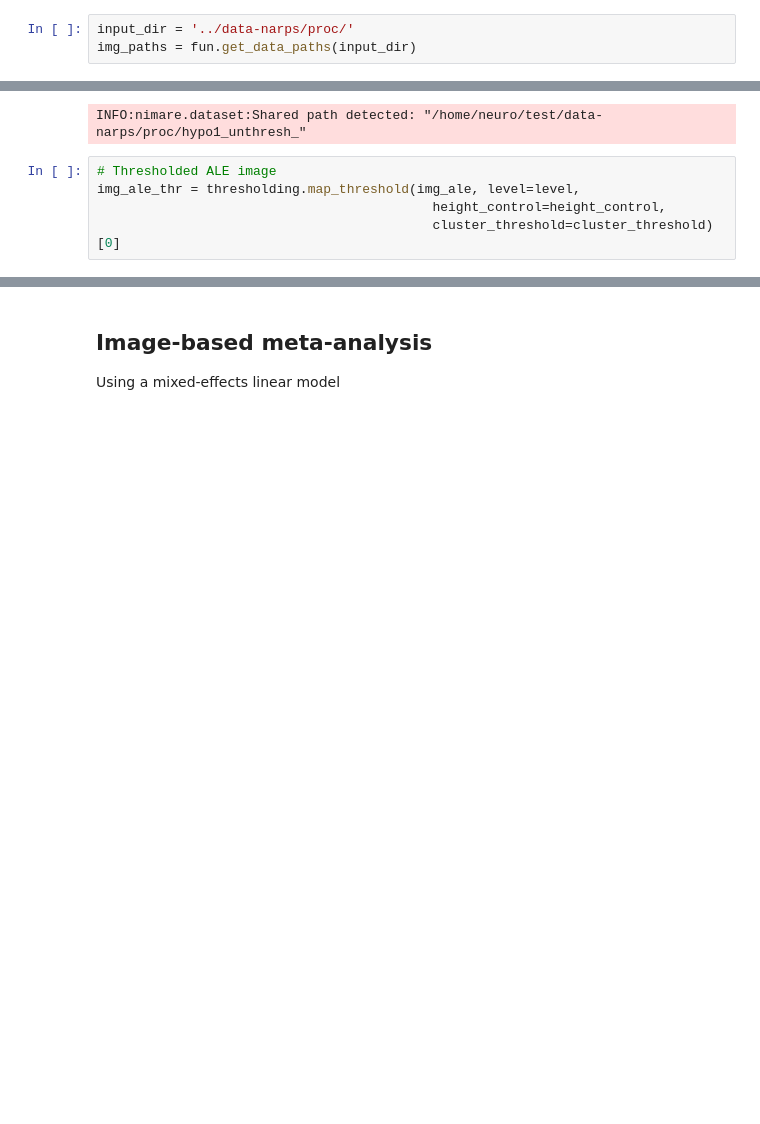
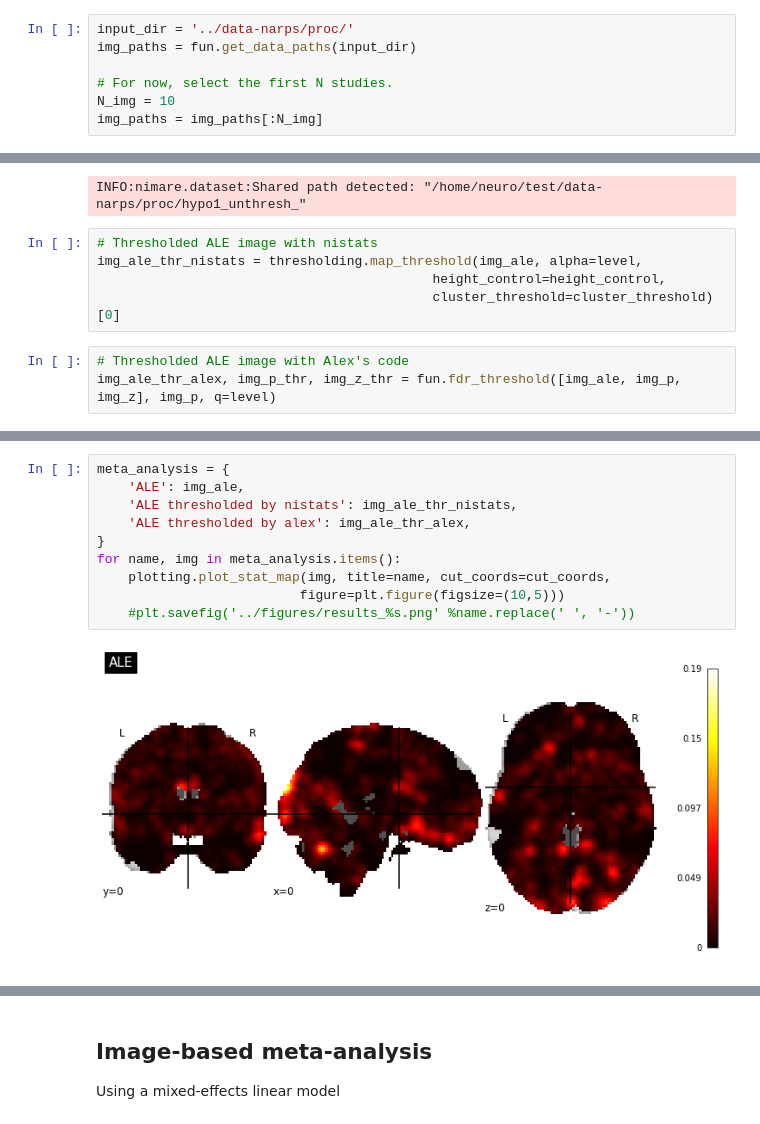
Before and after one commit to koudyk/narps_meta, a Jupyter notebook: analyses/1_Meta-analysis.ipynb, the cells around one changed output, grey strips where cells are left out. Cells and saved outputs as stored; diff of their text form; blank space fills up the shorter version.

Commit message:
trying to figure out FDR diferences between nimare and nistats

```diff
--- a/analyses/1_Meta-analysis.ipynb
+++ b/analyses/1_Meta-analysis.ipynb
@@ -32,3 +33,7 @@ Get the paths for the unthresholded image for each analysis team, for the given
 # %%
 input_dir = '../data-narps/proc/'
 img_paths = fun.get_data_paths(input_dir)
+
+# For now, select the first N studies.
+N_img = 10
+img_paths = img_paths[:N_img]
@@ -54,7 +51,10 @@ img_ale, img_p, img_z = fun.run_ALE(ds_dict)
 # %% [output]
 INFO:nimare.dataset:Shared path detected: "/home/neuro/test/data-narps/proc/hypo1_unthresh_"
 # %%
-# Thresholded ALE image
-img_ale_thr = thresholding.map_threshold(img_ale, level=level,
+# Thresholded ALE image with nistats
+img_ale_thr_nistats = thresholding.map_threshold(img_ale, alpha=level,
                                            height_control=height_control,
                                            cluster_threshold=cluster_threshold)[0]
+# %%
+# Thresholded ALE image with Alex's code
+img_ale_thr_alex, img_p_thr, img_z_thr = fun.fdr_threshold([img_ale, img_p, img_z], img_p, q=level)
@@ -60,0 +78,12 @@ img_ale_thr = thresholding.map_threshold(img_ale, level=level,
+# %%
+meta_analysis = {
+    'ALE': img_ale,
+    'ALE thresholded by nistats': img_ale_thr_nistats,
+    'ALE thresholded by alex': img_ale_thr_alex,
+}
+for name, img in meta_analysis.items():
+    plotting.plot_stat_map(img, title=name, cut_coords=cut_coords,
+                          figure=plt.figure(figsize=(10,5)))
+    #plt.savefig('../figures/results_%s.png' %name.replace(' ', '-'))
+# %% [output]
+[figure, added]
```
Also changed, not shown: parts of 12 cells of this notebook, 1 other file.
